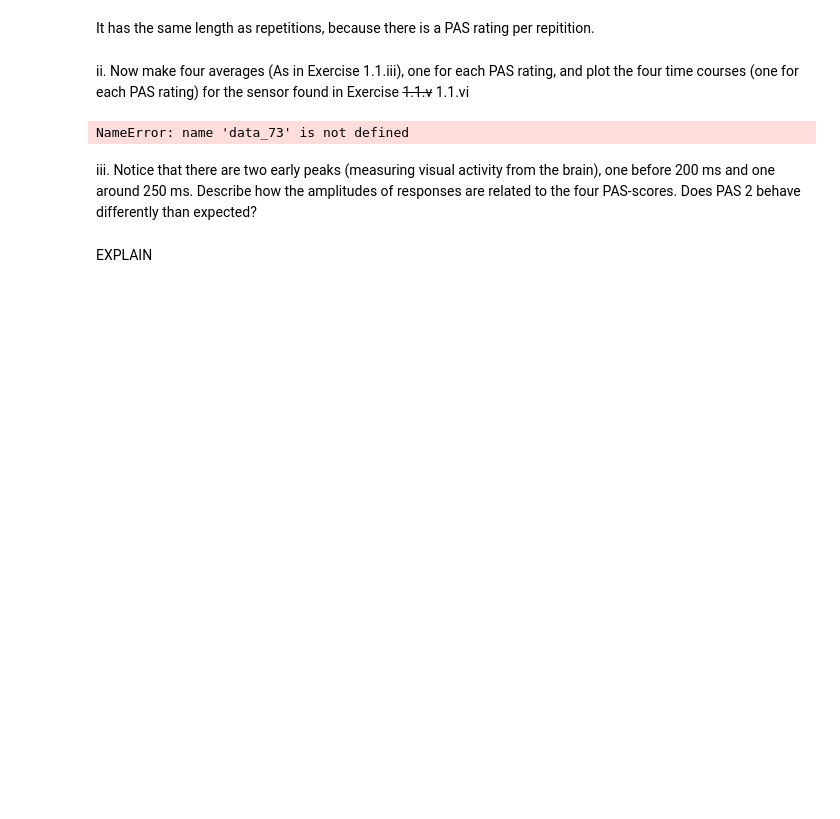
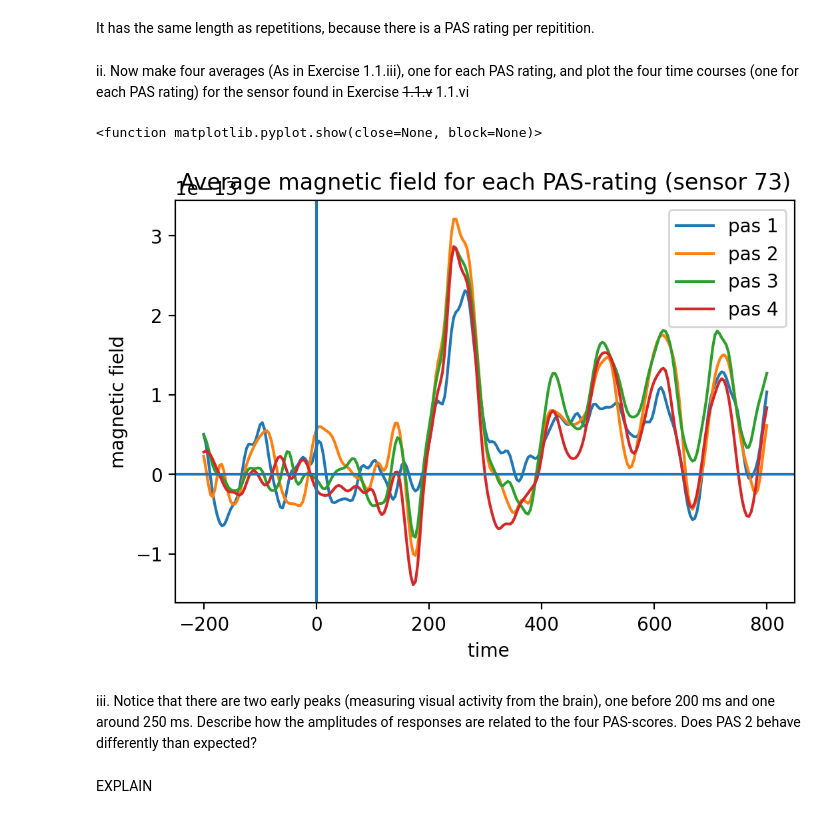
Before and after one commit to alekswael/github_methods_3, a Jupyter notebook: week_08/practical_exercise_8_ALEKSANDER_NOTEBOOK.ipynb, the cells around one changed output. Saved outputs shown, nothing was run; the diff lists cells and outputs as text; code cells hidden in the pictures; blank space fills up the shorter version.

```diff
--- a/week_08/practical_exercise_8_ALEKSANDER_NOTEBOOK.ipynb
+++ b/week_08/practical_exercise_8_ALEKSANDER_NOTEBOOK.ipynb
@@ -114,35 +115,36 @@ It has the same length as repetitions, because there is a PAS rating per repitit
 ii. Now make four averages (As in Exercise 1.1.iii), one for each PAS rating, and plot the four time courses (one for each PAS rating) for the sensor found in Exercise ~~1.1.v~~  1.1.vi
 # %%
 # subsetting the data, so I'm only looking at sensor 73
-data_1_2 = data[:, 73, :]
+data_73 = data[:, 73, :]
 
 # in y I find the indices for each different pas rating and assign them to new lists
 pas_1 = np.where(y == 1)
 pas_2 = np.where(y == 2)
 pas_3 = np.where(y == 3)
 pas_4 = np.where(y == 4)
 
 # finding the average brain activation in sensor 73 seperated by pas-rating
 sens_73_pas1_avg = np.mean(data_73[pas_1], axis = 0)
 sens_73_pas2_avg = np.mean(data_73[pas_2], axis = 0)
 sens_73_pas3_avg = np.mean(data_73[pas_3], axis = 0)
 sens_73_pas4_avg = np.mean(data_73[pas_4], axis = 0)
 
 # plotting this baby
 plt.figure
 plt.plot(times, sens_73_pas1_avg)
 plt.plot(times, sens_73_pas2_avg)
 plt.plot(times, sens_73_pas3_avg)
 plt.plot(times, sens_73_pas4_avg)
 plt.axvline()
 plt.axhline()
 plt.xlabel(" time")
 plt.ylabel("magnetic field")
 plt.title("Average magnetic field for each PAS-rating (sensor 73)")
 plt.legend(["pas 1", "pas 2", "pas 3", "pas 4"])
 plt.show
 # %% [output]
-NameError: name 'data_73' is not defined
+<function matplotlib.pyplot.show(close=None, block=None)>
+[figure, added]
 # %% [markdown]
 iii. Notice that there are two early peaks (measuring visual activity from the brain), one before 200 ms and one around 250 ms. Describe how the amplitudes of responses are related to the four PAS-scores. Does PAS 2 behave differently than expected?
 # %% [markdown]
```
Also changed, not shown: parts of 45 cells of this notebook, 1 other file.
